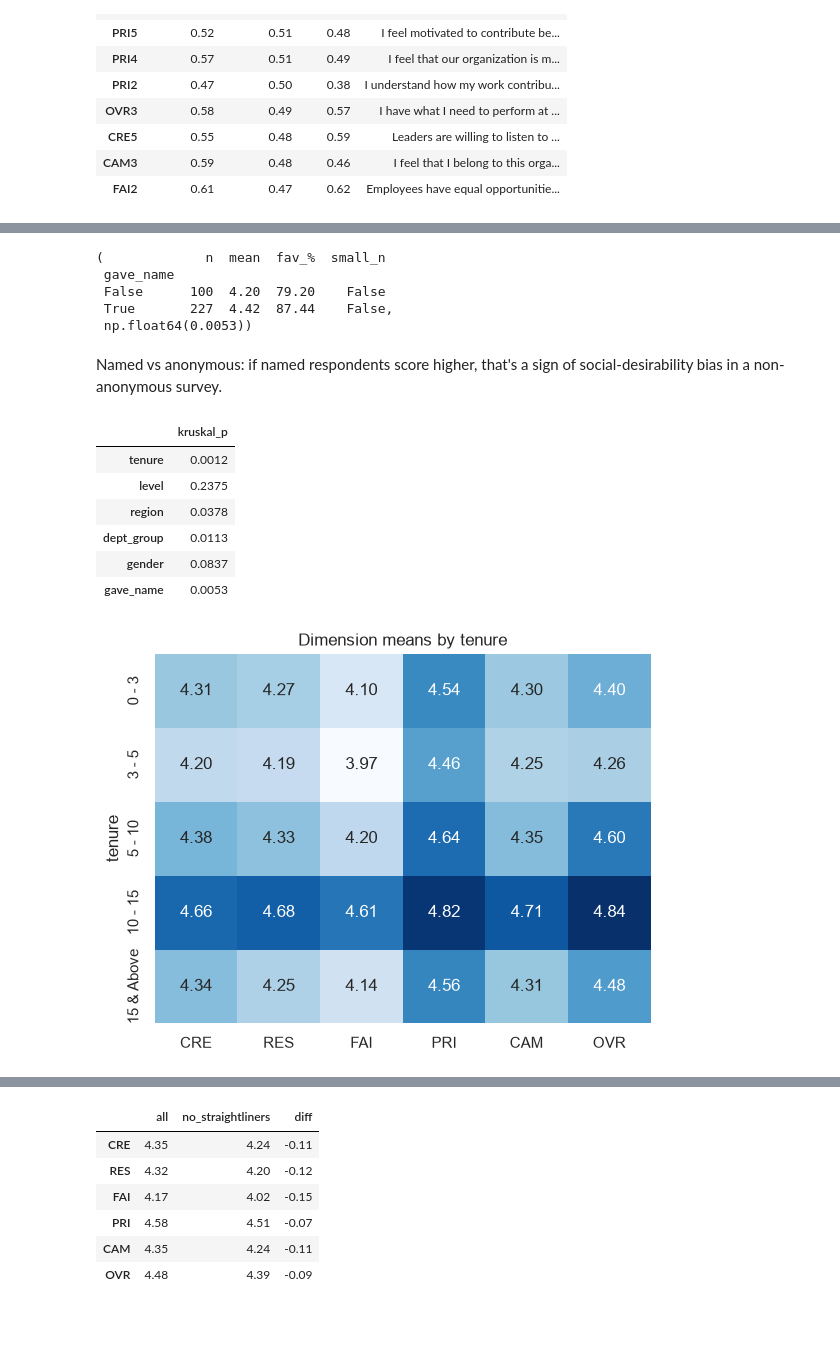
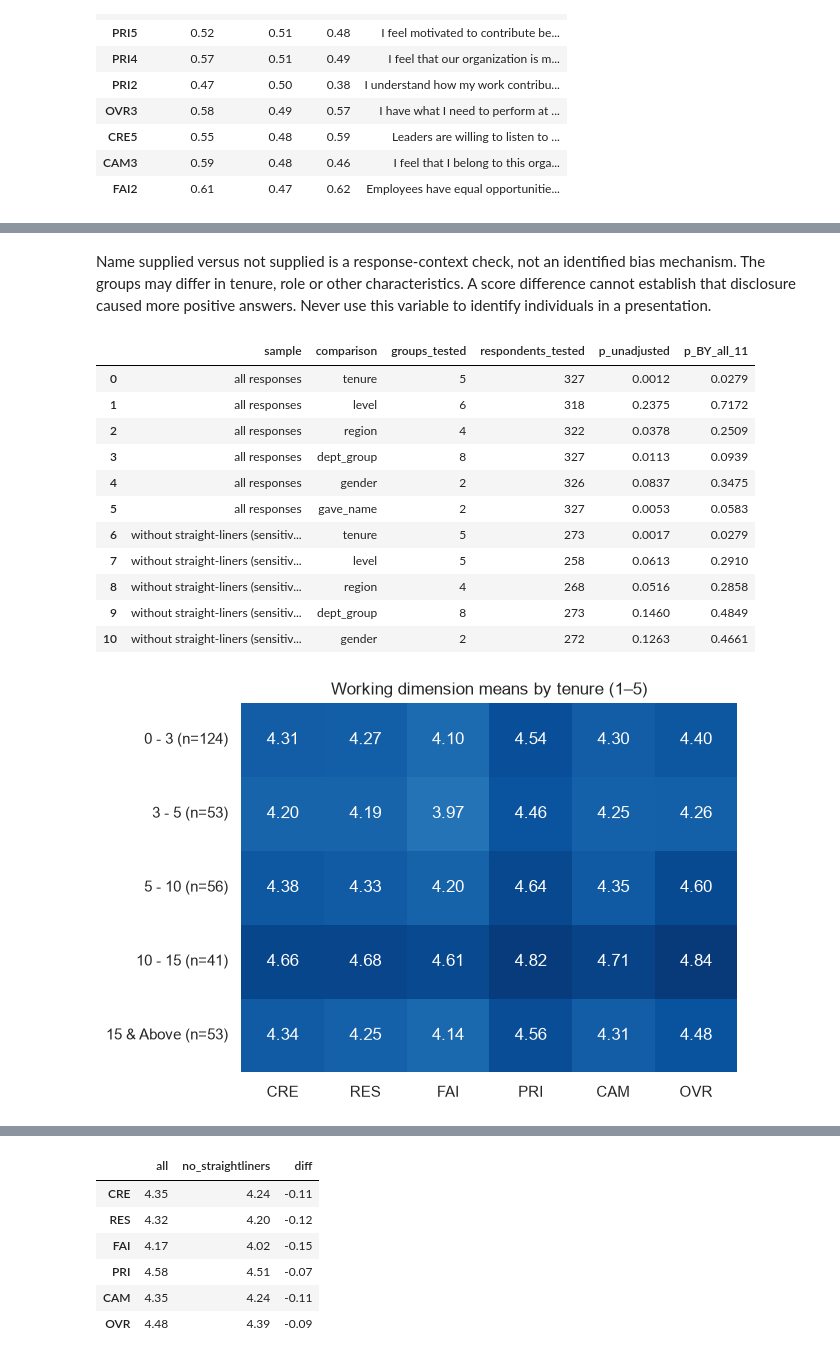
Before and after one commit to Shreyit/peoples_analytics_safewaterlines, a Jupyter notebook: notebooks/00_data_understanding_eda.ipynb, the cells around one changed output, grey strips where cells are left out. Cells and saved outputs as stored; diff of their text form; code cells hidden in the pictures; blank space fills up the shorter version.

```diff
--- a/notebooks/00_data_understanding_eda.ipynb
+++ b/notebooks/00_data_understanding_eda.ipynb
@@ -384,5 +354,5 @@ Name: count, dtype: int64
 for d in DIMS:
     df[d] = df[[f"{d}{i}" for i in range(1, 6)]].mean(axis=1)
 TI_ITEMS = [c for c in ITEMS if not c.startswith("OVR")]
-df["TRUST_INDEX"] = df[TI_ITEMS].mean(axis=1)
+df["CULTURE_MEAN"] = df[TI_ITEMS].mean(axis=1)
 df["fav_pct"] = (df[ITEMS] >= 4).mean(axis=1) * 100
@@ -620,9 +532,14 @@ Mean Trust Index and % favourable by group, plus a Kruskal–Wallis test. Segmen
 # %%
-def seg(col, data=df, score="TRUST_INDEX"):
+MIN_GROUP_N = 10  # provisional reporting rule, not a universal standard
+
+def seg(col, data=None, score="CULTURE_MEAN"):
+    data = df if data is None else data
     g = data.groupby(col, observed=True)
-    t = pd.DataFrame({"n": g.size(), "mean": g[score].mean(), "fav_%": g["fav_pct"].mean()}).round(2)
-    t["small_n"] = t["n"] < 10
-    groups = [x[score].values for _, x in g if len(x) >= 10]
+    t = g[score].agg(n="size", mean="mean", median="median")
+    t["all_30_fav_pct"] = g["fav_pct"].mean()
+    t["small_n"] = t["n"] < MIN_GROUP_N
+    t.loc[t["small_n"], ["mean", "median", "all_30_fav_pct"]] = np.nan
+    groups = [x[score].dropna().to_numpy() for _, x in g if len(x) >= MIN_GROUP_N]
     p = stats.kruskal(*groups).pvalue if len(groups) > 1 else np.nan
-    return t, round(p, 4)
+    return t.round(2), p
 # %%
@@ -686,28 +598,44 @@ seg("gender")
-# %%
-seg("gave_name")
-# %% [output]
-(             n  mean  fav_%  small_n
- gave_name
- False      100  4.20  79.20    False
- True       227  4.42  87.44    False,
- np.float64(0.0053))
 # %% [markdown]
-Named vs anonymous: if named respondents score higher, that's a sign of social-desirability bias in a non-anonymous survey.
+Name supplied versus not supplied is a response-context check, not an identified bias mechanism. The groups may differ in tenure, role or other characteristics. A score difference cannot establish that disclosure caused more positive answers. Never use this variable to identify individuals in a presentation.
 # %%
-pd.DataFrame({c: seg(c)[1] for c in ["tenure", "level", "region", "dept_group", "gender", "gave_name"]},
-             index=["kruskal_p"]).T
+test_rows = []
+for sample, data, columns in [
+    ("all responses", df, ["tenure", "level", "region", "dept_group", "gender", "gave_name"]),
+    ("without straight-liners (sensitivity)", df.loc[~df["straightliner"]],
+     ["tenure", "level", "region", "dept_group", "gender"]),
+]:
+    for col in columns:
+        table, p = seg(col, data)
+        test_rows.append({"sample": sample, "comparison": col,
+                          "groups_tested": int((~table["small_n"]).sum()),
+                          "respondents_tested": int(table.loc[~table["small_n"], "n"].sum()),
+                          "p_unadjusted": p})
+segment_tests = pd.DataFrame(test_rows)
+segment_tests["p_BY_all_11"] = np.nan
+eligible = segment_tests["p_unadjusted"].notna()
+segment_tests.loc[eligible, "p_BY_all_11"] = stats.false_discovery_control(
+    segment_tests.loc[eligible, "p_unadjusted"], method="by")
+display(segment_tests.round(4))
 # %% [output]
-|  | kruskal_p |
-| tenure | 0.0012 |
-| level | 0.2375 |
-| region | 0.0378 |
-| dept_group | 0.0113 |
-| gender | 0.0837 |
-| gave_name | 0.0053 |
+|  | sample | comparison | groups_tested | respondents_tested | p_unadjusted | p_BY_all_11 |
+| 0 | all responses | tenure | 5 | 327 | 0.0012 | 0.0279 |
+| 1 | all responses | level | 6 | 318 | 0.2375 | 0.7172 |
+| 2 | all responses | region | 4 | 322 | 0.0378 | 0.2509 |
+| 3 | all responses | dept_group | 8 | 327 | 0.0113 | 0.0939 |
+| 4 | all responses | gender | 2 | 326 | 0.0837 | 0.3475 |
+| 5 | all responses | gave_name | 2 | 327 | 0.0053 | 0.0583 |
+| 6 | without straight-liners (sensitiv... | tenure | 5 | 273 | 0.0017 | 0.0279 |
+| 7 | without straight-liners (sensitiv... | level | 5 | 258 | 0.0613 | 0.2910 |
+| 8 | without straight-liners (sensitiv... | region | 4 | 268 | 0.0516 | 0.2858 |
+| 9 | without straight-liners (sensitiv... | dept_group | 8 | 273 | 0.1460 | 0.4849 |
+| 10 | without straight-liners (sensitiv... | gender | 2 | 272 | 0.1263 | 0.4661 |
 # %%
 seg_dim = df.groupby("tenure", observed=True)[DIMS].mean()
-sns.heatmap(seg_dim, annot=True, fmt=".2f", cmap="Blues", cbar=False)
-plt.title("Dimension means by tenure");
+tenure_n = df.groupby("tenure", observed=True).size().reindex(seg_dim.index)
+seg_dim.loc[tenure_n < MIN_GROUP_N] = np.nan
+seg_dim.index = [f"{label} (n={n})" for label, n in zip(seg_dim.index, tenure_n)]
+sns.heatmap(seg_dim, annot=True, fmt=".2f", cmap="Blues", cbar=False, vmin=1, vmax=5)
+plt.title("Working dimension means by tenure (1–5)");
 # %% [output]
-[figure, old version]
+[figure, new version]
 # %%
```
Also changed, not shown: parts of 71 cells of this notebook, 3 other files.
